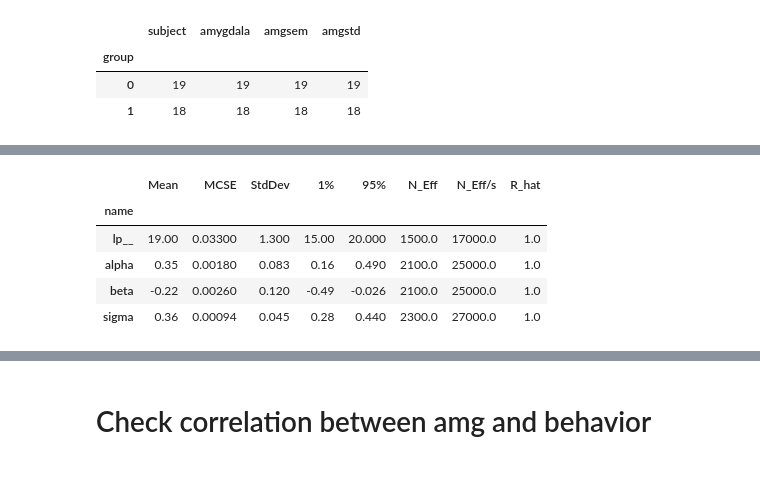
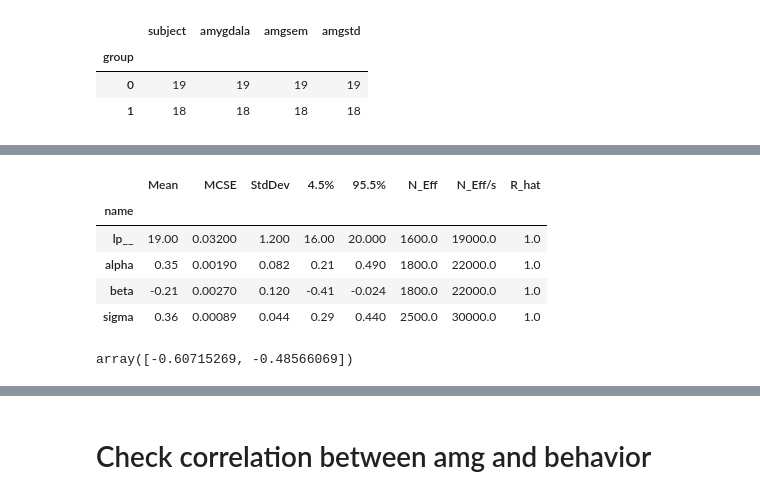
Before and after one commit to LevyDecisionNeuroLab/SIA_PTSD, a Jupyter notebook: firstDay_amygdalaDuringUS2.ipynb, the cells around one changed output, grey strips where cells are left out. Drawn from its saved outputs; the diff is of its cells as text; code cells hidden in the pictures.

```diff
--- a/firstDay_amygdalaDuringUS2.ipynb
+++ b/firstDay_amygdalaDuringUS2.ipynb
@@ -190,19 +200,24 @@ INFO:cmdstanpy:finish chain 4
 # %%
 #fit
-fit_simple_model.summary(percentiles=(1,95))
+fit_simple_model.summary(percentiles=(4.5,95.5))
 # %% [output]
-|  | Mean | MCSE | StdDev | 1% | 95% | N_Eff | N_Eff/s | R_hat |
+|  | Mean | MCSE | StdDev | 4.5% | 95.5% | N_Eff | N_Eff/s | R_hat |
 | name |  |  |  |  |  |  |  |  |
-| lp__ | 19.00 | 0.03300 | 1.300 | 15.00 | 20.000 | 1500.0 | 17000.0 | 1.0 |
-| alpha | 0.35 | 0.00180 | 0.083 | 0.16 | 0.490 | 2100.0 | 25000.0 | 1.0 |
-| beta | -0.22 | 0.00260 | 0.120 | -0.49 | -0.026 | 2100.0 | 25000.0 | 1.0 |
-| sigma | 0.36 | 0.00094 | 0.045 | 0.28 | 0.440 | 2300.0 | 27000.0 | 1.0 |
+| lp__ | 19.00 | 0.03200 | 1.200 | 16.00 | 20.000 | 1600.0 | 19000.0 | 1.0 |
+| alpha | 0.35 | 0.00190 | 0.082 | 0.21 | 0.490 | 1800.0 | 22000.0 | 1.0 |
+| beta | -0.21 | 0.00270 | 0.120 | -0.41 | -0.024 | 1800.0 | 22000.0 | 1.0 |
+| sigma | 0.36 | 0.00089 | 0.044 | 0.29 | 0.440 | 2500.0 | 30000.0 | 1.0 |
 # %%
 # # Extracting traces
 alpha = fit_simple_model.stan_variable(name='alpha')
 beta = fit_simple_model.stan_variable(name='beta')
 sigma = fit_simple_model.stan_variable(name='sigma')
 #lp = fit_simple_model.stan_variable(name='lp')
+# %%
+
+np.percentile(beta, [0.055, 0.955])
+# %% [output]
+array([-0.60715269, -0.48566069])
 # %%
 sns.displot(beta)
 1 - sum(beta<0) / len(beta)
```
Also changed, not shown: parts of 12 cells of this notebook, 10 other files.
